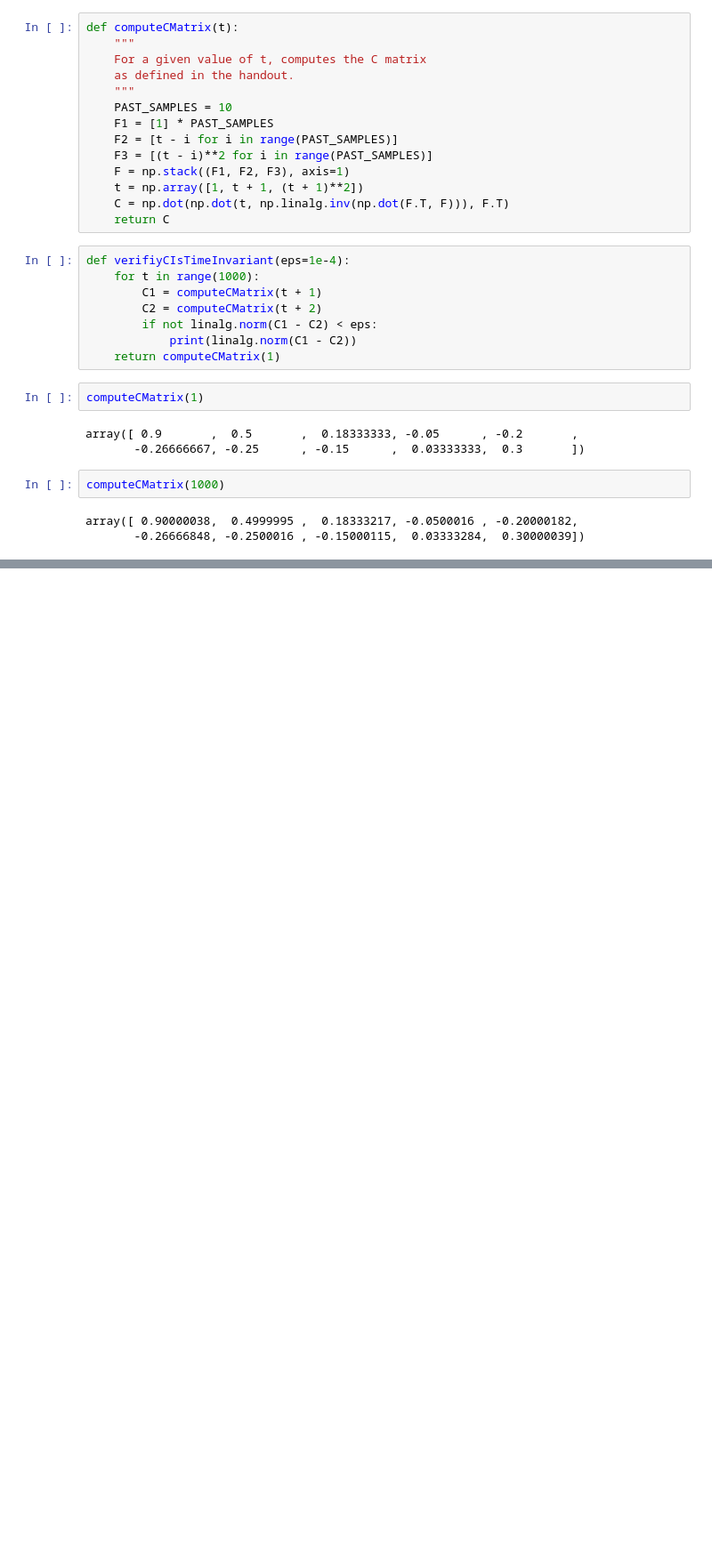
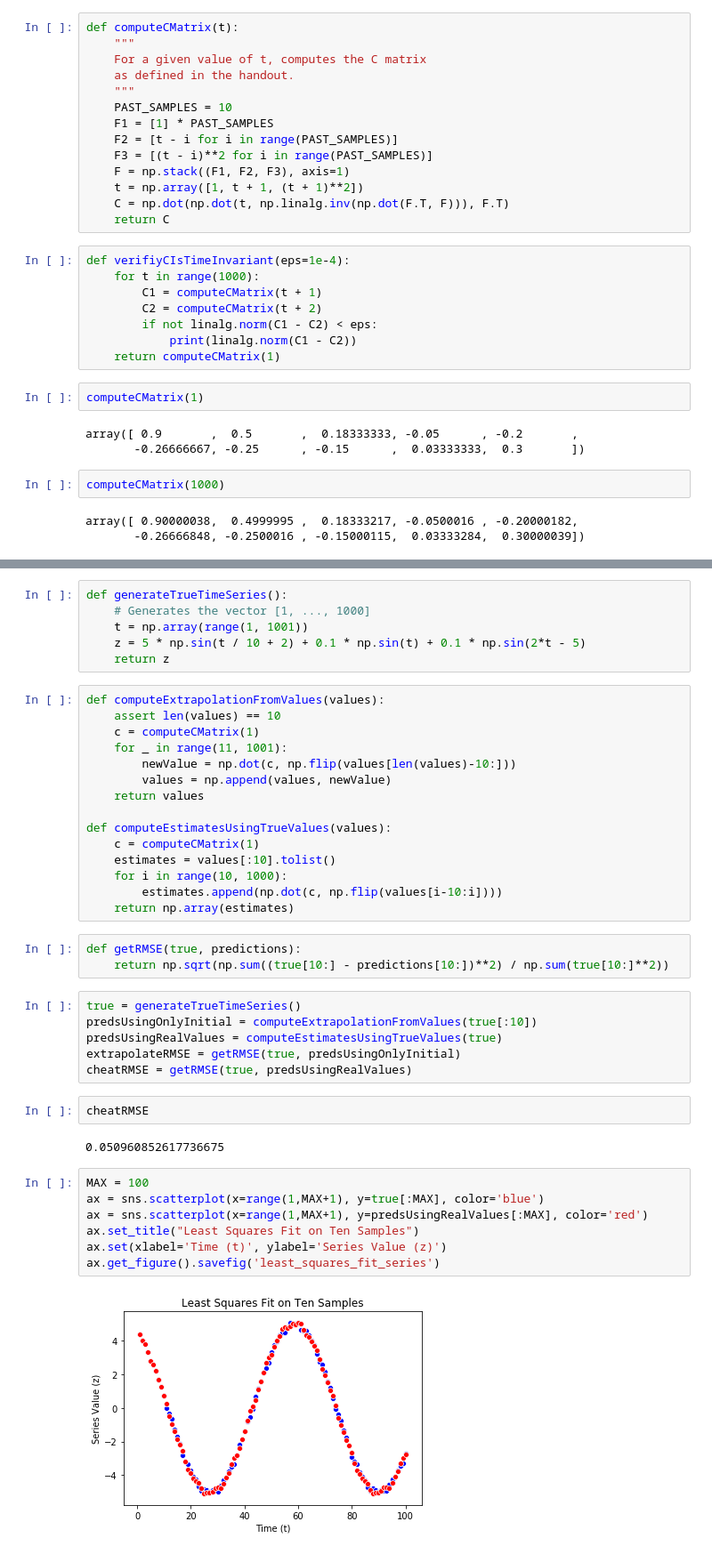
Before and after one commit to kandluis/ee263, a Jupyter notebook: homework/notebooks/HW3.ipynb, the cells around one changed output, grey strips where cells are left out. Shown at 89% size. Saved outputs shown, nothing was run; the diff lists cells and outputs as text; blank space fills up the shorter version.

```diff
--- a/homework/notebooks/HW3.ipynb
+++ b/homework/notebooks/HW3.ipynb
@@ -333,0 +447,43 @@ array([ 0.90000038,  0.4999995 ,  0.18333217, -0.0500016 , -0.20000182,
+# %%
+def generateTrueTimeSeries():
+    # Generates the vector [1, ..., 1000]
+    t = np.array(range(1, 1001))
+    z = 5 * np.sin(t / 10 + 2) + 0.1 * np.sin(t) + 0.1 * np.sin(2*t - 5)
+    return z
+# %%
+def computeExtrapolationFromValues(values):
+    assert len(values) == 10
+    c = computeCMatrix(1)
+    for _ in range(11, 1001):
+        newValue = np.dot(c, np.flip(values[len(values)-10:]))
+        values = np.append(values, newValue)
+    return values
+
+def computeEstimatesUsingTrueValues(values):
+    c = computeCMatrix(1)
+    estimates = values[:10].tolist()
+    for i in range(10, 1000):
+        estimates.append(np.dot(c, np.flip(values[i-10:i])))
+    return np.array(estimates)
+# %%
+def getRMSE(true, predictions):
+    return np.sqrt(np.sum((true[10:] - predictions[10:])**2) / np.sum(true[10:]**2))
+# %%
+true = generateTrueTimeSeries()
+predsUsingOnlyInitial = computeExtrapolationFromValues(true[:10])
+predsUsingRealValues = computeEstimatesUsingTrueValues(true)
+extrapolateRMSE = getRMSE(true, predsUsingOnlyInitial)
+cheatRMSE = getRMSE(true, predsUsingRealValues)
+# %%
+cheatRMSE
+# %% [output]
+0.050960852617736675
+# %%
+MAX = 100
+ax = sns.scatterplot(x=range(1,MAX+1), y=true[:MAX], color='blue')
+ax = sns.scatterplot(x=range(1,MAX+1), y=predsUsingRealValues[:MAX], color='red')
+ax.set_title("Least Squares Fit on Ten Samples")
+ax.set(xlabel='Time (t)', ylabel='Series Value (z)')
+ax.get_figure().savefig('least_squares_fit_series')
+# %% [output]
+[figure, added]
```
Also changed, not shown: parts of 15 cells of this notebook, 6 other files.
